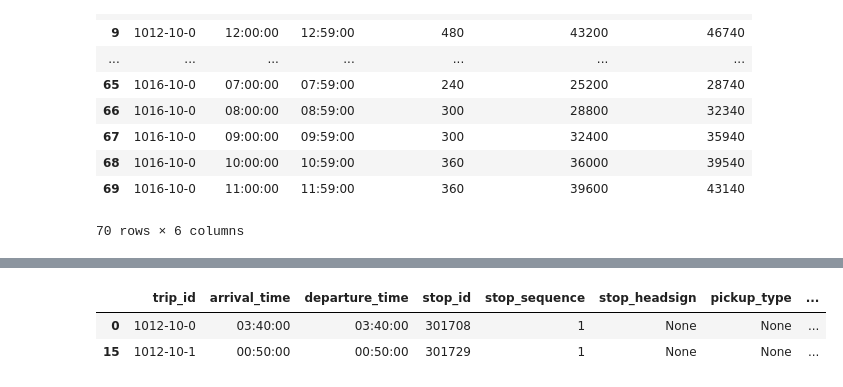
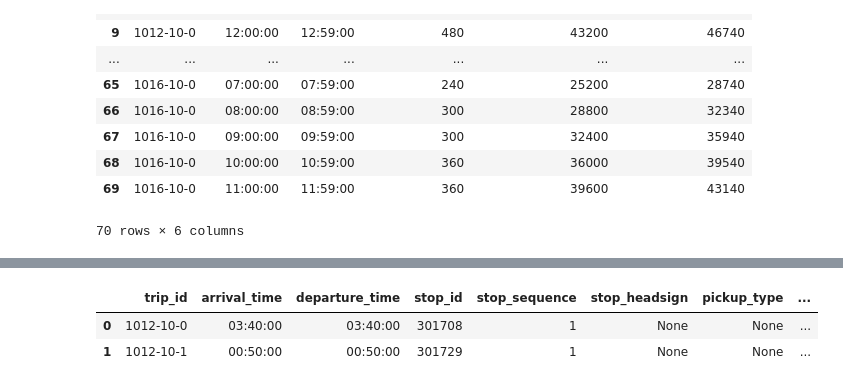
Before and after one commit to JoaoCarabetta/Kairos, a Jupyter notebook: gtfs_to_graph.ipynb, the cells around one changed output, grey strips where cells are left out. Drawn from its saved outputs; the diff is of its cells as text; code cells hidden in the pictures.

```diff
--- a/gtfs_to_graph.ipynb
+++ b/gtfs_to_graph.ipynb
@@ -87,10 +91,10 @@ stops_time.head(50)
 | 48 | 1016-10-0 | 12:11:20 | 12:11:20 | 830004121 | 9 | None | None | ... |
 | 49 | 1016-10-0 | 12:12:45 | 12:12:45 | 830004123 | 10 | None | None | ... |
 # %%
-stops_time_first = stops_time[stops_time['stop_sequence'] == 1]
+stops_time_first = stops_time[stops_time['stop_sequence'] == 1].reset_index(drop=True)
 stops_time_first.head(2)
 # %% [output]
 |  | trip_id | arrival_time | departure_time | stop_id | stop_sequence | stop_headsign | pickup_type | ... |
 | 0 | 1012-10-0 | 03:40:00 | 03:40:00 | 301708 | 1 | None | None | ... |
-| 15 | 1012-10-1 | 00:50:00 | 00:50:00 | 301729 | 1 | None | None | ... |
+| 1 | 1012-10-1 | 00:50:00 | 00:50:00 | 301729 | 1 | None | None | ... |
 # %%
```
Also changed, not shown: parts of 5 cells of this notebook, 4 other files.
